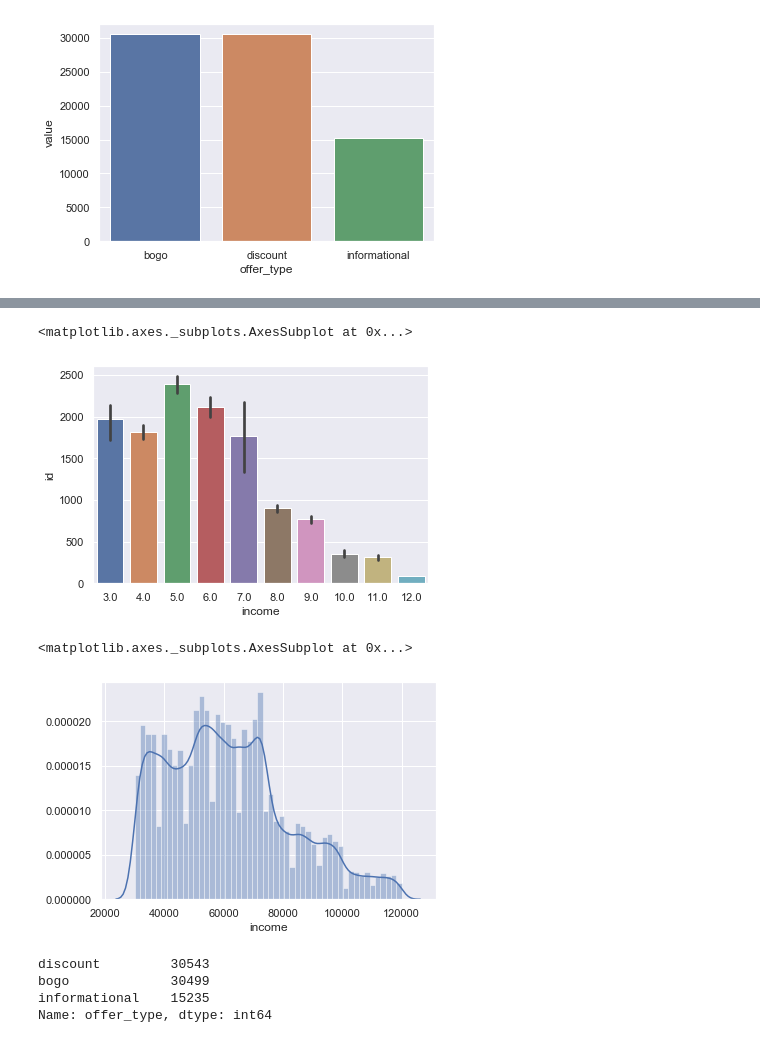
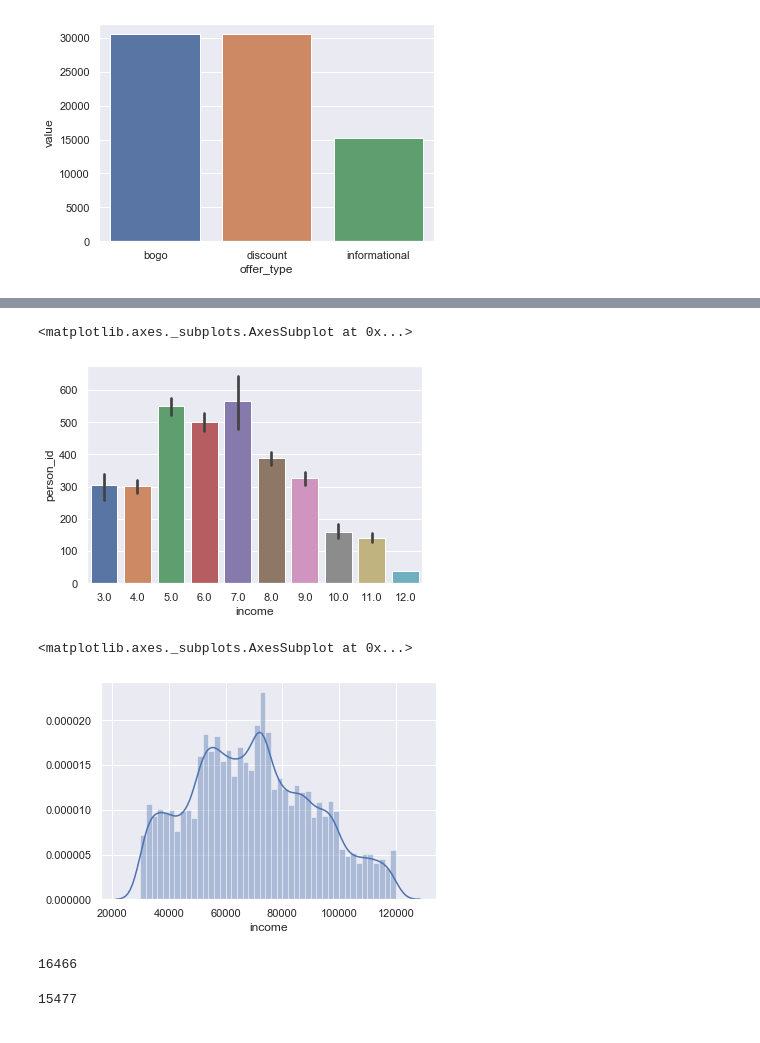
Before and after one commit to PyTcheu/Starbucks_Capstone, a Jupyter notebook: Starbucks_Capstone_notebook.ipynb, the cells around one changed output, grey strips where cells are left out. Drawn from its saved outputs; the diff is of its cells as text; code cells hidden in the pictures.

```diff
--- a/Starbucks_Capstone_notebook.ipynb
+++ b/Starbucks_Capstone_notebook.ipynb
@@ -115,17 +116,33 @@ transcript.head()
 | 2 | e2127556f4f64592b11af22de27a7932 | offer received | {'offer id': '2906b810c7d4411798c... | 0 |
 | 3 | 8ec6ce2a7e7949b1bf142def7d0e0586 | offer received | {'offer id': 'fafdcd668e3743c1bb4... | 0 |
 | 4 | 68617ca6246f4fbc85e91a2a49552598 | offer received | {'offer id': '4d5c57ea9a6940dd891... | 0 |
+# %%
+### Transform date in days of membership
+
+profile['membership_days'] = datetime.datetime.today().date() - pd.to_datetime(profile['became_member_on'], format='%Y%m%d').dt.date
+profile['membership_days'] = profile['membership_days'].dt.days
 # %%
 ### Splitting transcript into 2 dataframes by type of event
 # %%
 event_offer = transcript[transcript['event'] == 'offer received']
 event_trans = transcript[transcript['event'] == 'transaction']
+event_compl = transcript[transcript['event'] == 'offer completed']
 # %%
 ### Formatting values into it's appropriate form
 # %%
 event_offer['value'] = event_offer['value'].astype('str').str.replace("{'offer id': '",'').str.replace("'}",'')
+
 event_trans['value'] = event_trans['value'].astype('str').str.replace("{'amount': ",'').str.replace("}",'')
 event_trans['value'] = event_trans['value'].astype('float')
+
+event_compl['value'] = event_compl['value'].astype('str').str.replace("{'offer_id': '",'').str.replace("'",'').str.replace(" reward: ","").str.replace('}','')
+event_compl[['offer_id', 'reward']] = event_compl['value'].str.split(',', 1, expand=True)
+event_compl.drop(columns=['value','reward'], inplace=True)
+# %%
+event_compl_details = event_compl.merge(portfolio, left_on='offer_id', right_on='id', how='inner')
+event_compl_details.drop(columns=['id'], inplace=True)
+offer_completed = event_compl_details.merge(profile, left_on='person', right_on='id')
+offer_completed.rename(columns={'id':'person_id'}, inplace=True)
 # %%
 ### Merge portifolio with event_offer to gather specific informations about the offers and who received it
 # %%
@@ -182,28 +228,19 @@ sns.barplot(x="gender", y="value", hue="gender", data=df_etd)
 # %%
-## 2
+## 2. What intervals of income are more susceptible for completing an offer?
 
 ### Dividing by 10k for getting categories
-
-df_etd_n = df_etd.groupby(['income']).count().reset_index()
-df_etd_n['income'] = df_etd_n['income'] // 10000
+df2 = offer_completed.copy()
+df_inc = df2.groupby(['income']).count().reset_index()
+df_inc['income'] = df_inc['income'] // 10000
 # note:
 ## id: Number of occurrences
 ## income: in 10k
-sns.barplot(x="income", y="id", data=df_etd_n)
+sns.barplot(x="income", y="person_id", data=df_inc)
 # %% [output]
 <matplotlib.axes._subplots.AxesSubplot at 0x...>
-[figure, old version]
+[figure, new version]
 # %%
-sns.distplot(df_etd['income'])
+sns.distplot(df2['income'])
 # %% [output]
 <matplotlib.axes._subplots.AxesSubplot at 0x...>
-[figure, old version]
+[figure, new version]
-# %%
-# 3
-
-people_offers['offer_type'].value_counts()
-# %% [output]
-discount         30543
-bogo             30499
-informational    15235
-Name: offer_type, dtype: int64
@@ -209,0 +249,8 @@ Name: offer_type, dtype: int64
+# %%
+df2[df2['gender'] == 'M']['person'].count()
+# %% [output]
+16466
+# %%
+df2[df2['gender'] == 'F']['person'].count()
+# %% [output]
+15477
```
Also changed, not shown: parts of 19 cells of this notebook.
